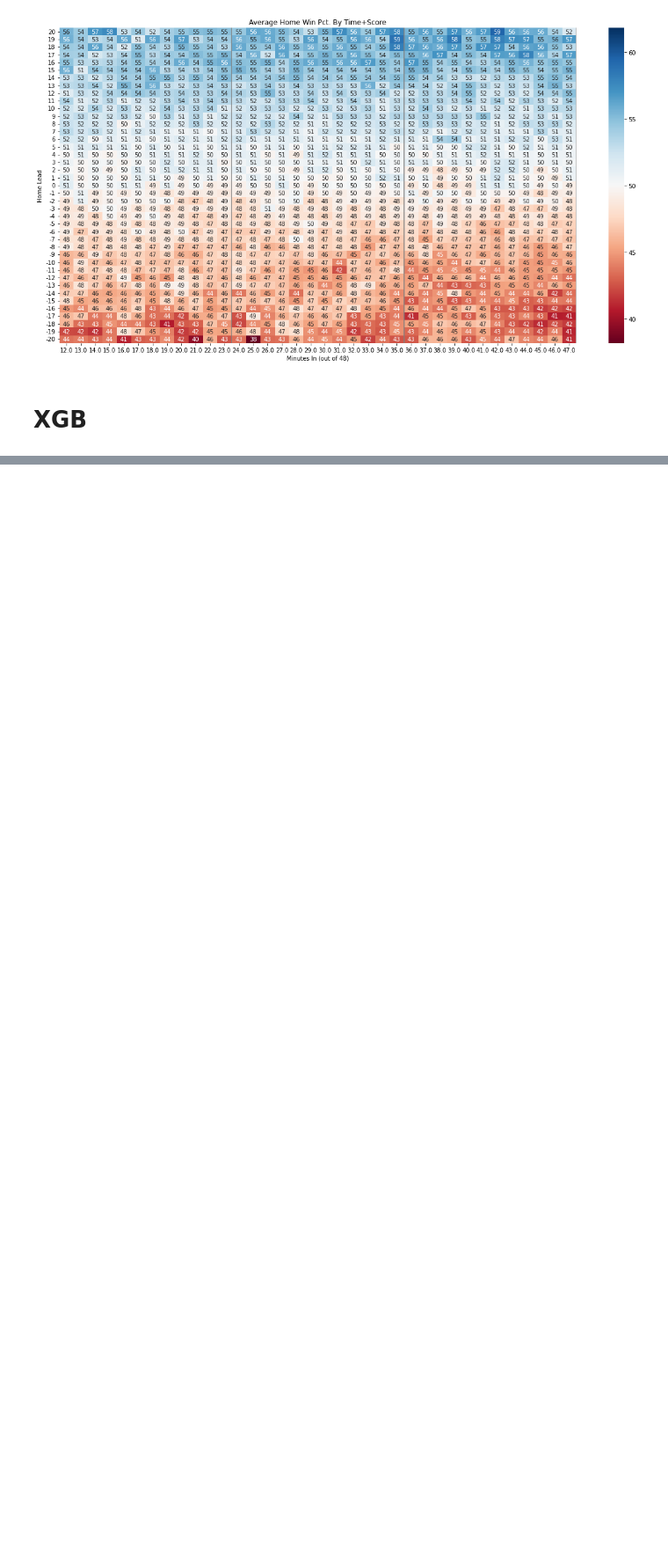
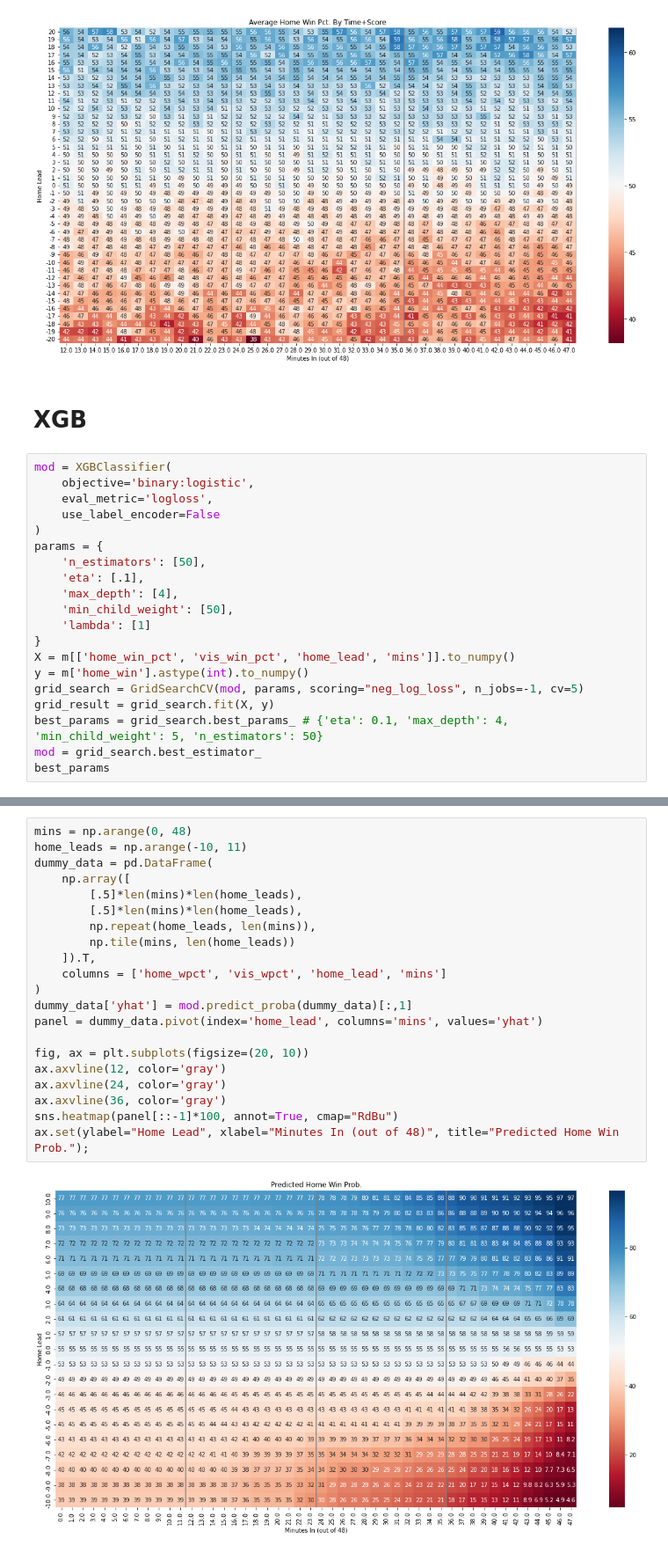
Before and after one commit to dafriedman97/hoops, a Jupyter notebook: model.ipynb, the cells around one changed output, grey strips where cells are left out. Shown at 88% size. Saved outputs shown, nothing was run; the diff lists cells and outputs as text; blank space fills up the shorter version.

```diff
--- a/model.ipynb
+++ b/model.ipynb
@@ -114,3 +117,23 @@ ax.set(ylabel="Home Lead", xlabel="Minutes In (out of 48)", title="Average Home
 [figure]
 # %% [markdown]
 # XGB
+# %%
+mod = XGBClassifier(
+    objective='binary:logistic',
+    eval_metric='logloss',
+    use_label_encoder=False
+)
+params = {
+    'n_estimators': [50],
+    'eta': [.1],
+    'max_depth': [4],
+    'min_child_weight': [50],
+    'lambda': [1]
+}
+X = m[['home_win_pct', 'vis_win_pct', 'home_lead', 'mins']].to_numpy()
+y = m['home_win'].astype(int).to_numpy()
+grid_search = GridSearchCV(mod, params, scoring="neg_log_loss", n_jobs=-1, cv=5)
+grid_result = grid_search.fit(X, y)
+best_params = grid_search.best_params_ # {'eta': 0.1, 'max_depth': 4, 'min_child_weight': 5, 'n_estimators': 50}
+mod = grid_search.best_estimator_
+best_params
@@ -116,0 +146,23 @@ ax.set(ylabel="Home Lead", xlabel="Minutes In (out of 48)", title="Average Home
+# %%
+mins = np.arange(0, 48)
+home_leads = np.arange(-10, 11)
+dummy_data = pd.DataFrame(
+    np.array([
+        [.5]*len(mins)*len(home_leads),
+        [.5]*len(mins)*len(home_leads),
+        np.repeat(home_leads, len(mins)),
+        np.tile(mins, len(home_leads))
+    ]).T,
+    columns = ['home_wpct', 'vis_wpct', 'home_lead', 'mins']
+)
+dummy_data['yhat'] = mod.predict_proba(dummy_data)[:,1]
+panel = dummy_data.pivot(index='home_lead', columns='mins', values='yhat')
+
+fig, ax = plt.subplots(figsize=(20, 10))
+ax.axvline(12, color='gray')
+ax.axvline(24, color='gray')
+ax.axvline(36, color='gray')
+sns.heatmap(panel[::-1]*100, annot=True, cmap="RdBu")
+ax.set(ylabel="Home Lead", xlabel="Minutes In (out of 48)", title="Predicted Home Win Prob.");
+# %% [output]
+[figure, added]
```
Also changed, not shown: parts of 20 cells of this notebook, 6 other files.
